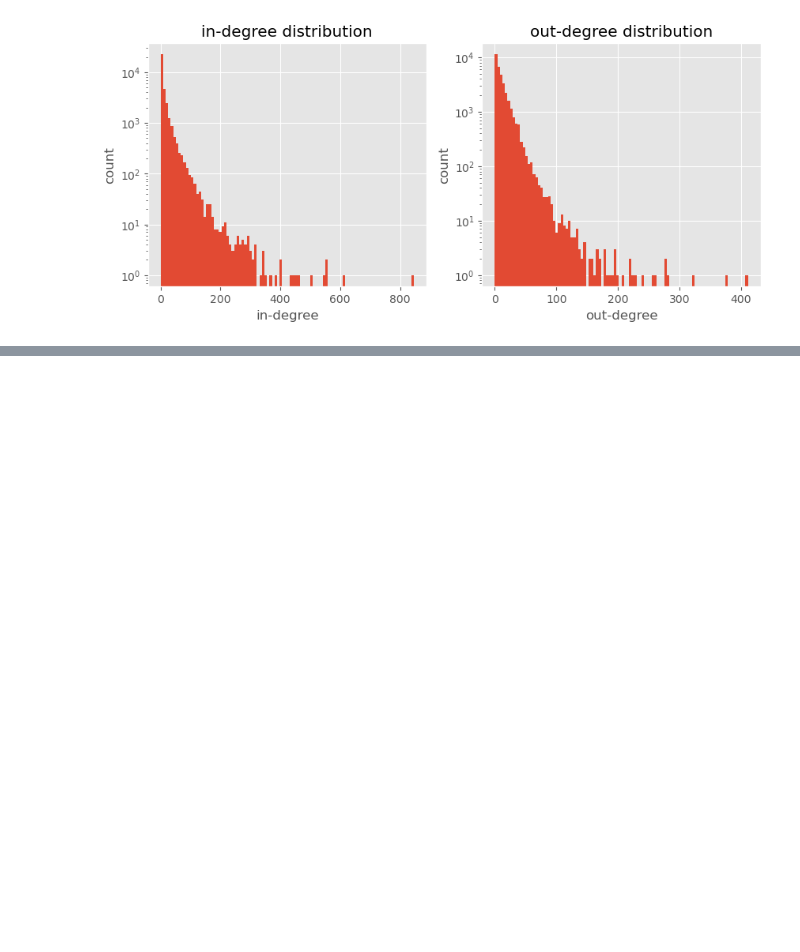
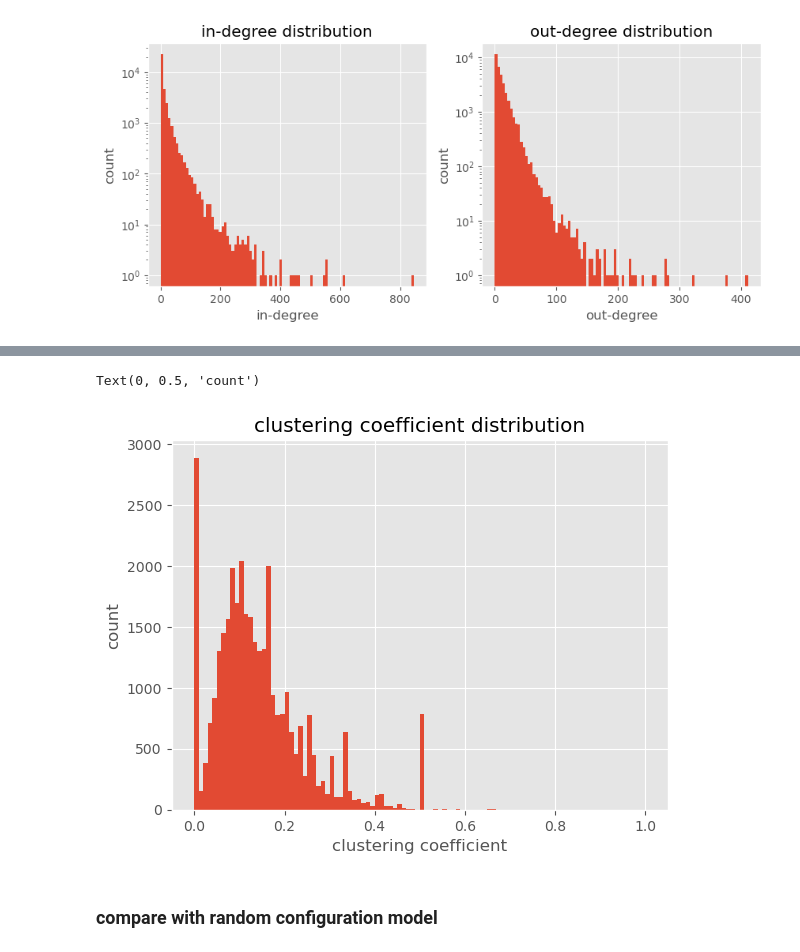
Before and after one commit to Marcus-Friis/research-project, a Jupyter notebook: notebooks/dataanalysis.ipynb, the cells around one changed output, grey strips where cells are left out. Saved outputs shown, nothing was run; the diff lists cells and outputs as text; code cells hidden in the pictures; blank space fills up the shorter version.

```diff
--- a/notebooks/dataanalysis.ipynb
+++ b/notebooks/dataanalysis.ipynb
@@ -31,0 +42,12 @@ for ax in fig.axes:
+# %%
+clustering = nx.clustering(G)
+fig, ax = plt.subplots()
+ax.hist(clustering.values(), bins=100)
+ax.set_title('clustering coefficient distribution')
+ax.set_xlabel('clustering coefficient')
+ax.set_ylabel('count')
+# %% [output]
+Text(0, 0.5, 'count')
+[figure, added]
+# %% [markdown]
+### compare with random configuration model
```
Also changed, not shown: parts of 3 cells of this notebook.
